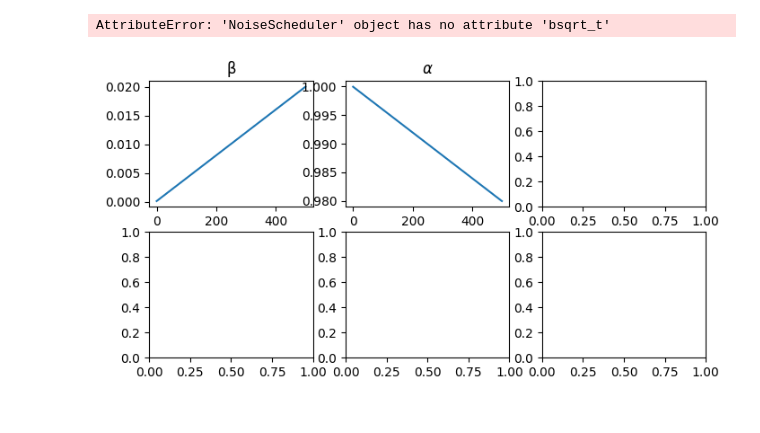
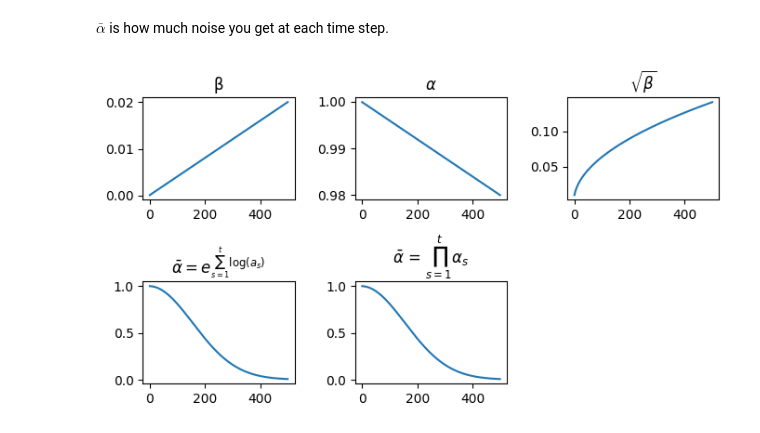
Before and after one commit to jogregoire/How-Diffusion-Models-Work, a Jupyter notebook: joel/analysis.ipynb, the cells around one changed output. Saved outputs shown, nothing was run; the diff lists cells and outputs as text; code cells hidden in the pictures.

```diff
--- a/joel/analysis.ipynb
+++ b/joel/analysis.ipynb
@@ -7,22 +8,24 @@ from noise_scheduler import *
 timesteps = 500
 device = torch.device('cpu')
 noise = NoiseScheduler(timesteps, device, NoiseScheduler.LINEAR)
+# %% [markdown]
+$\bar{\alpha}$ is how much noise you get at each time step.
 # %%
 # plot beta, alpha, alphabar, and sigma as subplots
 fig, axs = plt.subplots(2, 3, figsize=(8, 4))
 axs[0, 0].plot(noise.b_t)
 axs[0, 0].set_title('β')
 axs[0, 1].plot(noise.a_t)
 axs[0, 1].set_title(r'$\alpha$')
 axs[0, 2].plot(noise.b_t.sqrt())
 axs[0, 2].set_title(r'$\sqrt{\beta}$')
 axs[1, 0].plot(noise.ab_t)
 axs[1, 0].set_title(r'$\bar{\alpha} = e^{\sum_{s=1}^{t} \log(a_{s})}$')
 axs[1, 1].plot(noise.ab_t)
 axs[1, 1].set_title(r'$\bar{\alpha}$ = $\prod_{s=1}^{t} \alpha_s$')
+axs[1, 2].axis('off')
 
 # Adjust the space between subplots
 plt.subplots_adjust(wspace=0.4, hspace=0.8)
 # %% [output]
-AttributeError: 'NoiseScheduler' object has no attribute 'bsqrt_t'
-[figure, old version]
+[figure, new version]
```
Also changed, not shown: parts of 6 cells of this notebook.
